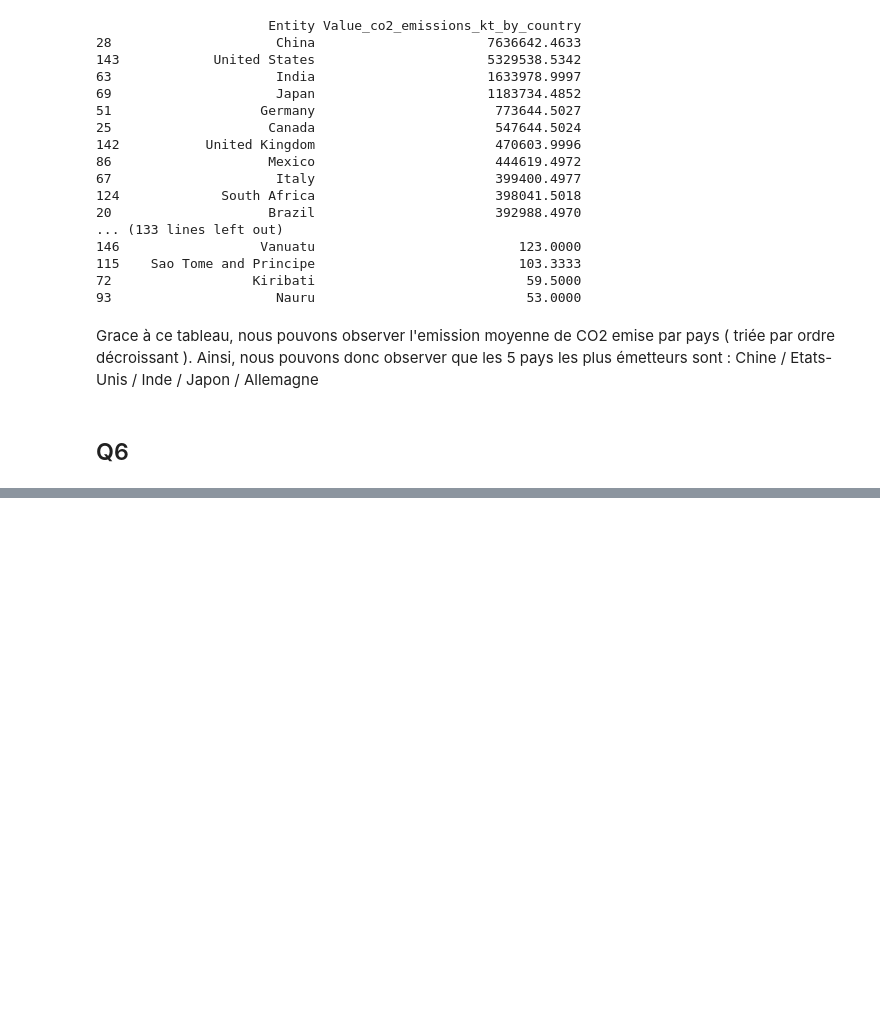
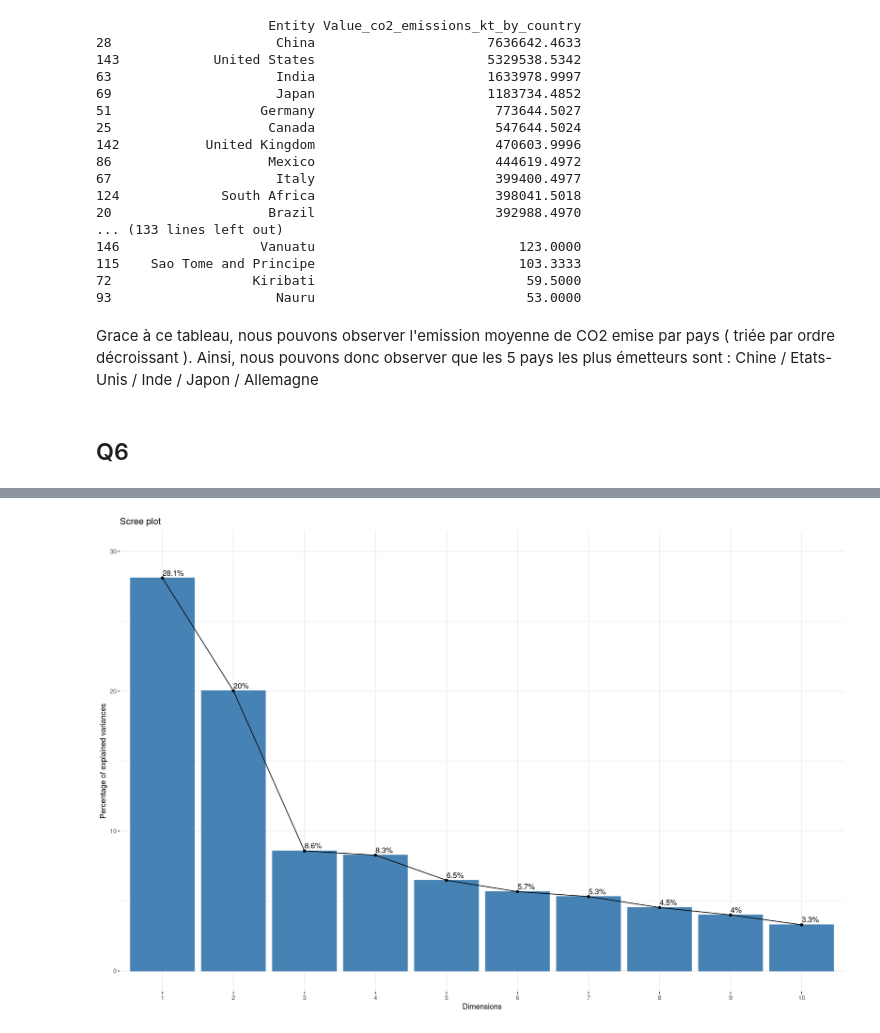
Before and after one commit to Mathilde-Mrs/Projet_machine_learning, a Jupyter notebook: notebook_R.ipynb, the cells around one changed output, grey strips where cells are left out. Saved outputs shown, nothing was run; the diff lists cells and outputs as text; code cells hidden in the pictures; blank space fills up the shorter version.

```diff
--- a/notebook_R.ipynb
+++ b/notebook_R.ipynb
@@ -265,0 +232,5 @@ scatterplot(data = complete_data, Value_co2_emissions_kt_by_country~Year)
+# %%
+data_pca = scale(complete_data[,-c(1,2)], center = TRUE, scale = TRUE)
+# %%
+resultat_pca = PCA(data_pca)
+get_eig(resultat_pca)
@@ -265,0 +256,4 @@ scatterplot(data = complete_data, Value_co2_emissions_kt_by_country~Year)
+# %%
+fviz_screeplot(resultat_pca, addlabels=TRUE, ylim=c(0,30))
+# %% [output]
+[figure, added]
```
Also changed, not shown: parts of 7 cells of this notebook.
